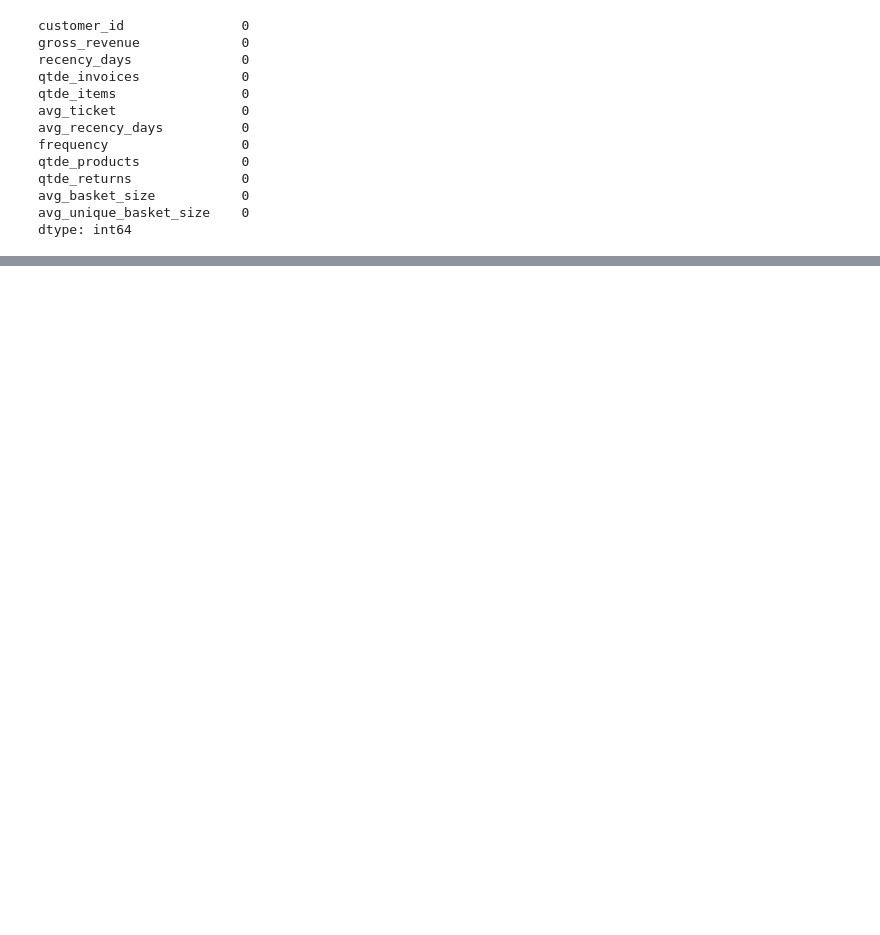
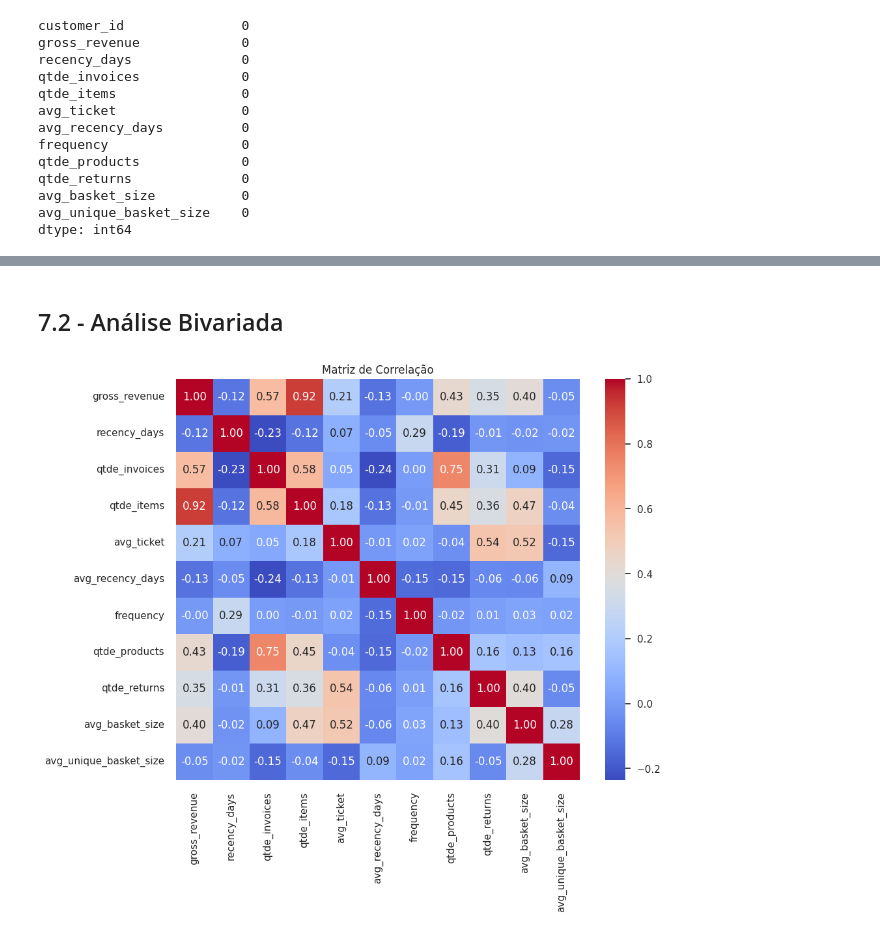
Before and after one commit to Emerson-C-Oliveira/projeto_insiders, a Jupyter notebook: projeto_insiders.ipynb, the cells around one changed output, grey strips where cells are left out. Saved outputs shown, nothing was run; the diff lists cells and outputs as text; code cells hidden in the pictures; blank space fills up the shorter version.

```diff
--- a/projeto_insiders.ipynb
+++ b/projeto_insiders.ipynb
@@ -651,0 +735,15 @@ dtype: int64
+# %% [markdown]
+## 7.2 - Análise Bivariada
+# %%
+cols = ['customer_id']
+df42 = df4.drop( cols, axis=1 )
+# %%
+# Matriz de correlação
+corr_matrix = df42.corr()
+
+plt.figure(figsize=(10, 8))
+sns.heatmap(corr_matrix, annot=True, cmap='coolwarm', fmt='.2f')
+plt.title('Matriz de Correlação')
+plt.show()
+# %% [output]
+[figure, added]
```
Also changed, not shown: parts of 195 cells of this notebook, 5 other files.
